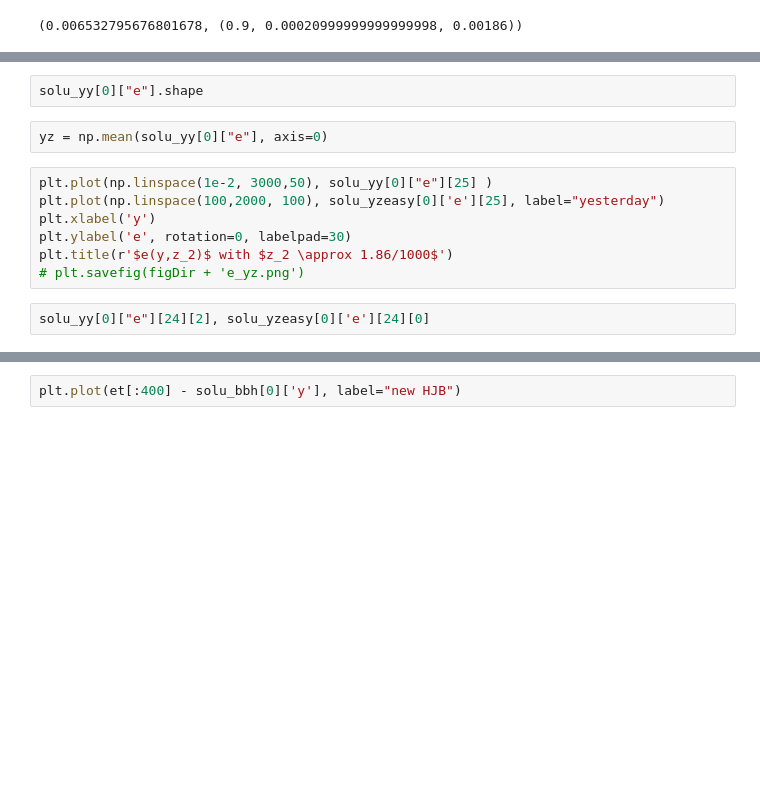
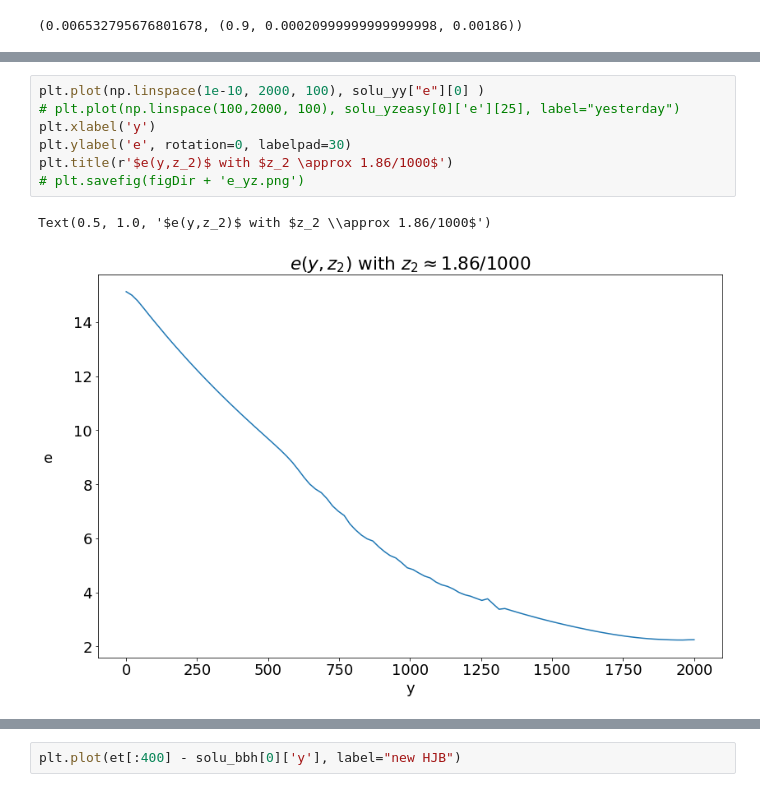
Before and after one commit to lphansen/ClimateUncertaintySpillover, a Jupyter notebook: source/solution_plots.ipynb, the cells around one changed output, grey strips where cells are left out. Drawn from its saved outputs; the diff is of its cells as text; blank space fills up the shorter version.

```diff
--- a/source/solution_plots.ipynb
+++ b/source/solution_plots.ipynb
@@ -49,15 +48,12 @@ Y_GRID.shape
-# %%
-solu_yy[0]["e"].shape
-# %%
-yz = np.mean(solu_yy[0]["e"], axis=0)
 # %%
-plt.plot(np.linspace(1e-2, 3000,50), solu_yy[0]["e"][25] )
-plt.plot(np.linspace(100,2000, 100), solu_yzeasy[0]['e'][25], label="yesterday")
+plt.plot(np.linspace(1e-10, 2000, 100), solu_yy["e"][0] )
+# plt.plot(np.linspace(100,2000, 100), solu_yzeasy[0]['e'][25], label="yesterday")
 plt.xlabel('y')
 plt.ylabel('e', rotation=0, labelpad=30)
 plt.title(r'$e(y,z_2)$ with $z_2 \approx 1.86/1000$')
 # plt.savefig(figDir + 'e_yz.png')
+# %% [output]
+Text(0.5, 1.0, '$e(y,z_2)$ with $z_2 \\approx 1.86/1000$')
+[figure, added]
-# %%
-solu_yy[0]["e"][24][2], solu_yzeasy[0]['e'][24][0]
 # %%
 Y_GRID[0]
```
Also changed, not shown: parts of 15 cells of this notebook, 6 other files.
